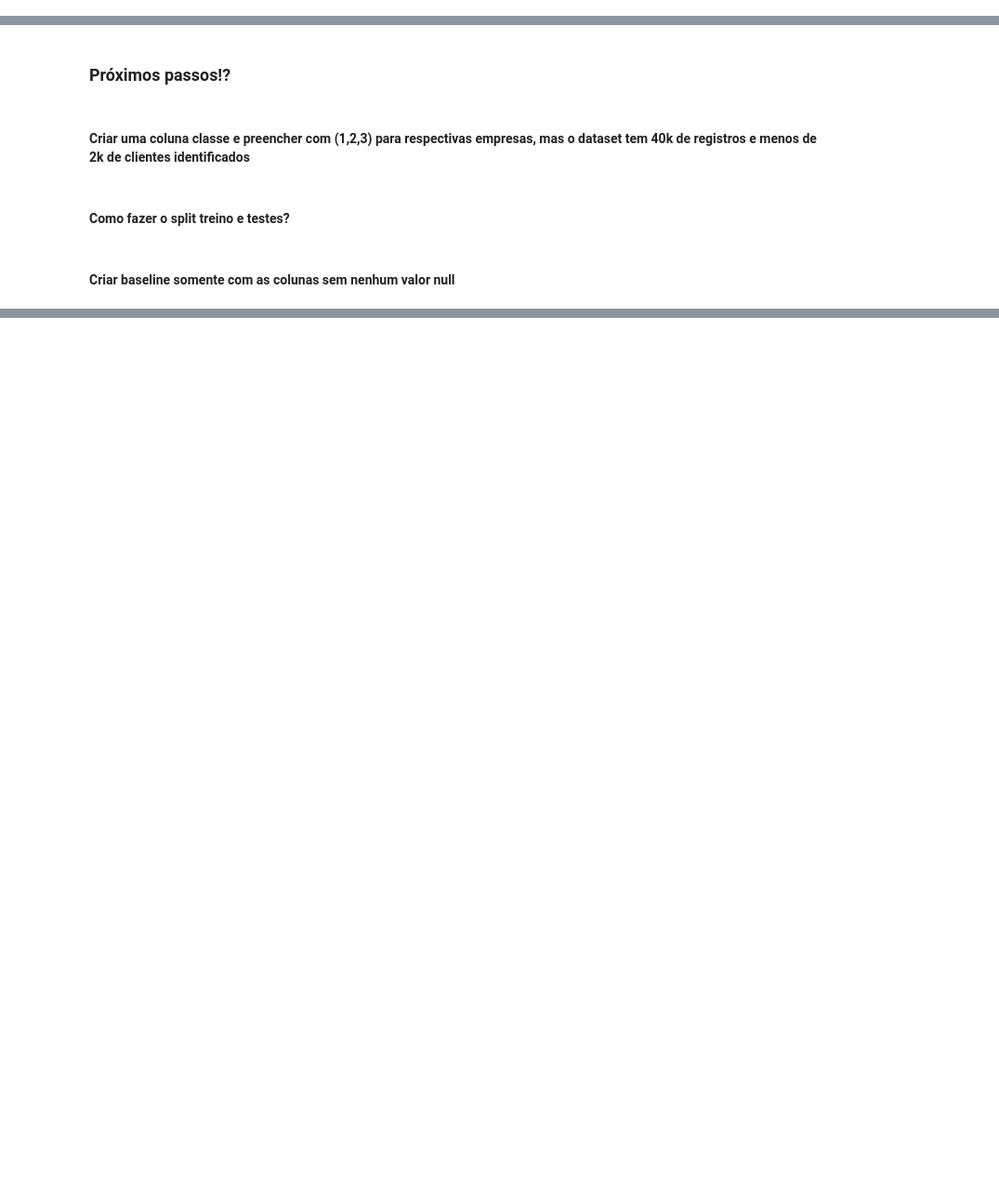
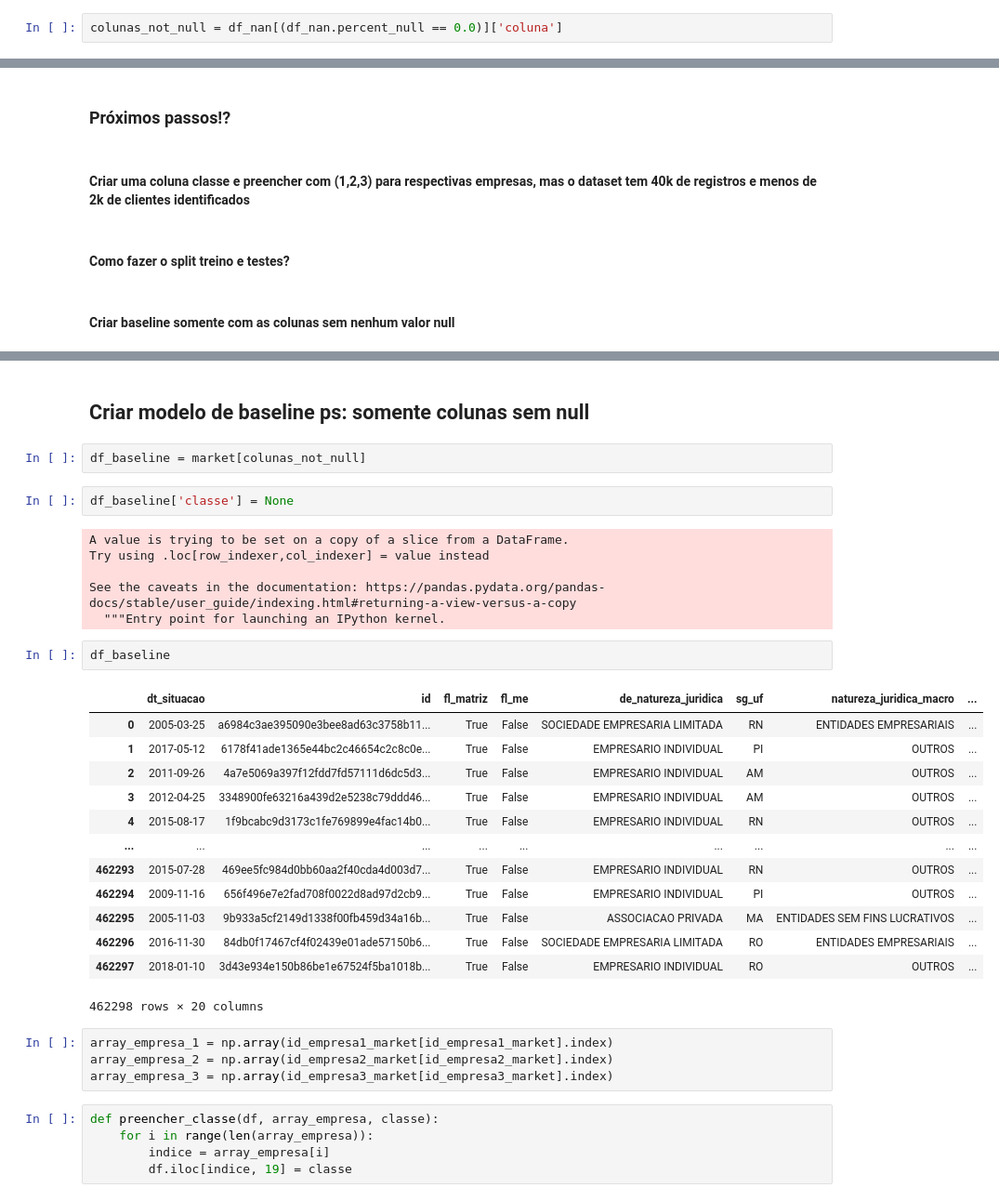
Before and after one commit to rogeriothur/codenation-ds, a Jupyter notebook: projeto-final/main.ipynb, the cells around one changed output, grey strips where cells are left out. Shown: that part at 93% size. Saved outputs shown, nothing was run; the diff lists cells and outputs as text; blank space fills up the shorter version.

Commit message:
desafio da semana 9, praticamente so repliquei da semana passada, o foco e o projeto final, se der tempo eu melhoro esse modelo

```diff
--- a/projeto-final/main.ipynb
+++ b/projeto-final/main.ipynb
@@ -281,6 +281,8 @@ q</li>
 df_nan = exploracao(market)
 # %%
 colunas_null = df_nan[(df_nan.percent_null >= 75.0)]['coluna']
+# %%
+colunas_not_null = df_nan[(df_nan.percent_null == 0.0)]['coluna']
 # %%
 market_clean = market[market.columns.difference(list(colunas_null))]
 # %%
@@ -583,0 +589,37 @@ Name: de_ramo, dtype: int64
+# %% [markdown]
+## Criar modelo de baseline ps: somente colunas sem null
+# %%
+df_baseline = market[colunas_not_null]
+# %%
+df_baseline['classe'] = None
+# %% [output]
+A value is trying to be set on a copy of a slice from a DataFrame.
+Try using .loc[row_indexer,col_indexer] = value instead
+
+See the caveats in the documentation: https://pandas.pydata.org/pandas-docs/stable/user_guide/indexing.html#returning-a-view-versus-a-copy
+  """Entry point for launching an IPython kernel.
+# %%
+df_baseline
+# %% [output]
+|  | dt_situacao | id | fl_matriz | fl_me | de_natureza_juridica | sg_uf | natureza_juridica_macro | ... |
+| 0 | 2005-03-25 | a6984c3ae395090e3bee8ad63c3758b11... | True | False | SOCIEDADE EMPRESARIA LIMITADA | RN | ENTIDADES EMPRESARIAIS | ... |
+| 1 | 2017-05-12 | 6178f41ade1365e44bc2c46654c2c8c0e... | True | False | EMPRESARIO INDIVIDUAL | PI | OUTROS | ... |
+| 2 | 2011-09-26 | 4a7e5069a397f12fdd7fd57111d6dc5d3... | True | False | EMPRESARIO INDIVIDUAL | AM | OUTROS | ... |
+| 3 | 2012-04-25 | 3348900fe63216a439d2e5238c79ddd46... | True | False | EMPRESARIO INDIVIDUAL | AM | OUTROS | ... |
+| 4 | 2015-08-17 | 1f9bcabc9d3173c1fe769899e4fac14b0... | True | False | EMPRESARIO INDIVIDUAL | RN | OUTROS | ... |
+| ... | ... | ... | ... | ... | ... | ... | ... | ... |
+| 462293 | 2015-07-28 | 469ee5fc984d0bb60aa2f40cda4d003d7... | True | False | EMPRESARIO INDIVIDUAL | RN | OUTROS | ... |
+| 462294 | 2009-11-16 | 656f496e7e2fad708f0022d8ad97d2cb9... | True | False | EMPRESARIO INDIVIDUAL | PI | OUTROS | ... |
+| 462295 | 2005-11-03 | 9b933a5cf2149d1338f00fb459d34a16b... | True | False | ASSOCIACAO PRIVADA | MA | ENTIDADES SEM FINS LUCRATIVOS | ... |
+| 462296 | 2016-11-30 | 84db0f17467cf4f02439e01ade57150b6... | True | False | SOCIEDADE EMPRESARIA LIMITADA | RO | ENTIDADES EMPRESARIAIS | ... |
+| 462297 | 2018-01-10 | 3d43e934e150b86be1e67524f5ba1018b... | True | False | EMPRESARIO INDIVIDUAL | RO | OUTROS | ... |
+462298 rows × 20 columns
+# %%
+array_empresa_1 = np.array(id_empresa1_market[id_empresa1_market].index)
+array_empresa_2 = np.array(id_empresa2_market[id_empresa2_market].index)
+array_empresa_3 = np.array(id_empresa3_market[id_empresa3_market].index)
+# %%
+def preencher_classe(df, array_empresa, classe):
+    for i in range(len(array_empresa)):
+        indice = array_empresa[i]
+        df.iloc[indice, 19] = classe
```
Also changed, not shown: parts of 14 cells of this notebook, 2 other files.
